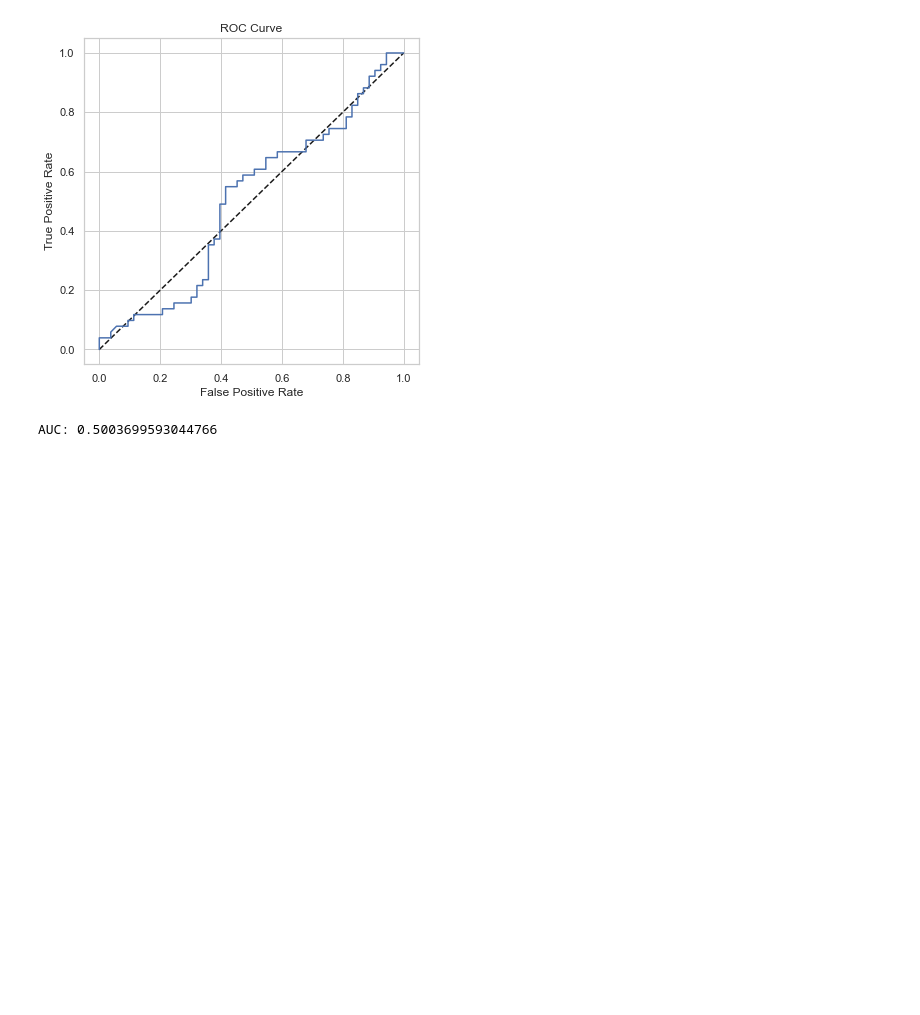
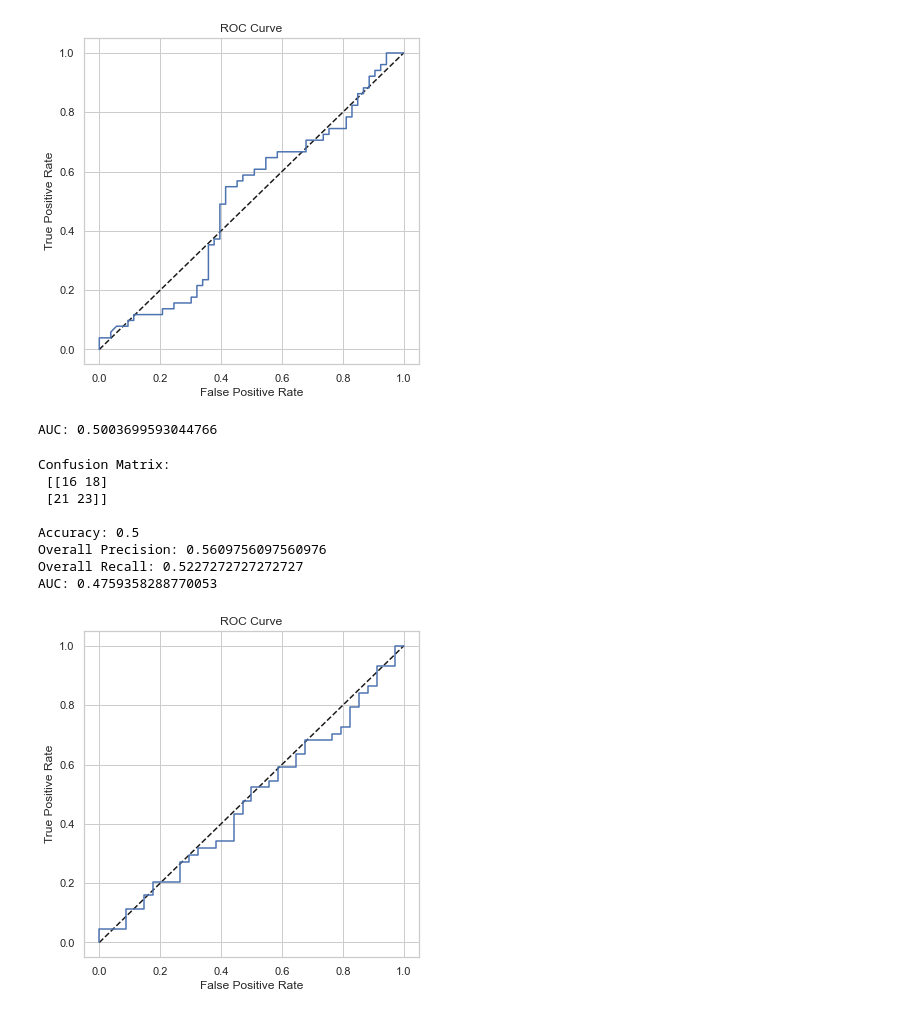
Before and after one commit to sarat9892/Forest_Fire_Damage_Prediction, a Jupyter notebook: firePredict_Classification.ipynb, the cells around one changed output. Saved outputs shown, nothing was run; the diff lists cells and outputs as text; code cells hidden in the pictures; blank space fills up the shorter version.

Commit message:
Added pipelines

```diff
--- a/firePredict_Classification.ipynb
+++ b/firePredict_Classification.ipynb
@@ -470,10 +474,9 @@ dataFrame.head()
 | 3 | 8 | 6 | mar | fri | 91.7 | 33.3 | 77.5 | 9.0 | 8.3 | 97 | 4.0 | ... |
 | 4 | 8 | 6 | mar | sun | 89.3 | 51.3 | 102.2 | 9.6 | 11.4 | 99 | 1.8 | ... |
 # %%
-X, Y = dataFrame[['X', 'Y', 'FFMC', 'DMC', 'DC', 'ISI', 'temp', 'RH', 'wind']].values,
-                    dataFrame['burn'].values
+X, Y = dataFrame[['X', 'Y', 'FFMC', 'DMC', 'DC', 'ISI', 'temp', 'RH', 'wind']].values, dataFrame['burn'].values
 # %%
-XTrain, XTest, YTrain, YTest = train_test_split(X, Y, test_size=0.20)
+XTrain, XTest, YTrain, YTest = train_test_split(X, Y, test_size=0.15)
 # %%
 print ('Training Set: {} rows\n\nTest Set: {} rows'.format(XTrain.shape[0],
                                                            XTest.shape[0]))
@@ -540,0 +565,47 @@ AUC: 0.5003699593044766
+# %%
+reg = 0.01
+
+# Create preprocessing and training pipeline
+pipeline = Pipeline(steps=[('preprocessor', preprocessor),
+                           ('logregressor', LogisticRegression(C=1/reg, solver="liblinear"))])
+
+
+# fit the pipeline to train a logistic regression model on the training set
+model = pipeline.fit(XTrain, (YTrain))
+
+# Get predictions from test data
+predictions = model.predict(XTest)
+y_scores = model.predict_proba(XTest)
+
+# Get evaluation metrics
+cm = confusion_matrix(YTest, predictions)
+print ('Confusion Matrix:\n',cm, '\n')
+print('Accuracy:', accuracy_score(YTest, predictions))
+print("Overall Precision:",precision_score(YTest, predictions))
+print("Overall Recall:",recall_score(YTest, predictions))
+auc = roc_auc_score(YTest,y_scores[:,1])
+print('AUC: ' + str(auc))
+
+# calculate ROC curve
+fpr, tpr, thresholds = roc_curve(YTest, y_scores[:,1])
+
+# plot ROC curve
+fig = plt.figure(figsize=(6, 6))
+# Plot the diagonal 50% line
+plt.plot([0, 1], [0, 1], 'k--')
+# Plot the FPR and TPR achieved by our model
+plt.plot(fpr, tpr)
+plt.xlabel('False Positive Rate')
+plt.ylabel('True Positive Rate')
+plt.title('ROC Curve')
+plt.show()
+# %% [output]
+Confusion Matrix:
+ [[16 18]
+ [21 23]]
+
+Accuracy: 0.5
+Overall Precision: 0.5609756097560976
+Overall Recall: 0.5227272727272727
+AUC: 0.4759358288770053
+[figure, added]
```
Also changed, not shown: parts of 8 cells of this notebook, 1 other file.
